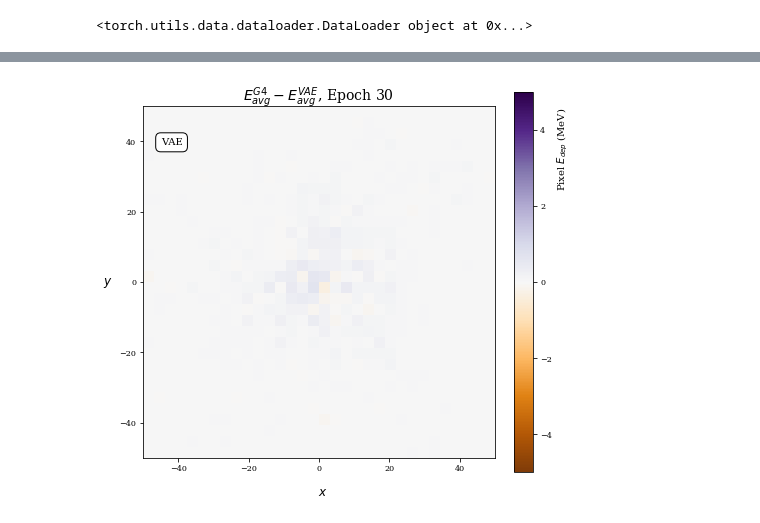
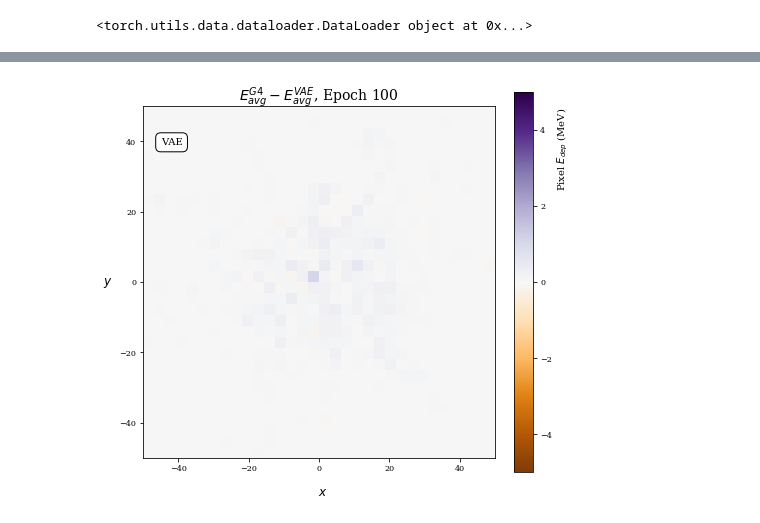
Before and after one commit to malbergo/GenerativeElectronGun, a Jupyter notebook: VAEElectronGun.ipynb, the cells around one changed output, grey strips where cells are left out. Saved outputs shown, nothing was run; the diff lists cells and outputs as text; code cells hidden in the pictures.

Commit message:
updating VAE w plots

```diff
--- a/VAEElectronGun.ipynb
+++ b/VAEElectronGun.ipynb
@@ -46,17 +46,21 @@ print(torch.__version__)
 
 torch.manual_seed(423312)
 imageSize = 32
-batchSize = 64
+batchSize = 32
 manualSeed = 25
 ngpu = 1
 mydir=None # will be updated before the run
 norm_scale = 'none'
 epoch=0 #will be updated during the run
-num_epochs = 30
+num_epochs = 100
 nc =1
 ndf = 64
 ngf = 64
-zdim = 25
+
+if imageSize == 64:
+    zdim = 30
+else:
+    zdim = 128
 log_interval = 100
 # %%
 if manualSeed is None:
@@ -72,7 +76,7 @@ if torch.cuda.is_available():
     dev_type = 'gpu'
 
 
-device = torch.device("cuda:1" if torch.cuda.is_available() else "cpu")
+device = torch.device("cuda:2" if torch.cuda.is_available() else "cpu")
 print(device)
 print("Using:", dev_type, torch.cuda.current_device())
 
@@ -136,8 +140,14 @@ def plot_reconstructions(model, save_dir=None, epoch = epoch, latent_dim = zdim,
     data= next(iter(test_loader))
     #print(data[0].shape)
     #print norm_scale
+
+    if imageSize == 64:
+        full_dim = 4096
+    elif imageSize == 32:
+        full_dim = 1024
+
     if not conv:
-        data = data[0].view([-1, 1024])
+        data = data[0].view([-1, full_dim])
     #data = Variable(data, volatile=True)
     true_imgs = data
     #print true_imgs.shape
@@ -206,15 +216,20 @@ def plot_reconstructions(model, save_dir=None, epoch = epoch, latent_dim = zdim,
 
     return
 # %%
+if imageSize == 64:
+    full_dim = 4096
+elif imageSize == 32:
+    full_dim = 1024
+
 class VAE(nn.Module):
     def __init__(self):
         super(VAE, self).__init__()
 
-        self.fc1 = nn.Linear(1024, 400)
+        self.fc1 = nn.Linear(full_dim, 400)
         self.fc21 = nn.Linear(400, zdim)
         self.fc22 = nn.Linear(400, zdim)
         self.fc3 = nn.Linear(zdim, 400)
-        self.fc4 = nn.Linear(400, 1024)
+        self.fc4 = nn.Linear(400, full_dim)
 
     def encode(self, x):
         h1 = F.relu(self.fc1(x))
@@ -233,7 +248,7 @@ class VAE(nn.Module):
         return F.leaky_relu(self.fc4(h3), 0.05)
 
     def forward(self, x):
-        mu, logvar = self.encode(x.view(-1, 1024))
+        mu, logvar = self.encode(x.view(-1, full_dim))
         z = self.reparameterize(mu, logvar)
         return self.decode(z), mu, logvar
 
@@ -243,9 +258,9 @@ optimizer = optim.Adam(model.parameters(), lr=1e-3)
 
 
 # Reconstruction + KL divergence losses summed over all elements and batch
-def loss_function(recon_x, x, mu, logvar):
+def loss_function(recon_x, x, mu, logvar, full_dim = full_dim):
     #BCE = F.binary_cross_entropy(recon_x, x.view(-1, 1024), size_average=False)
-    MSE = F.mse_loss(recon_x, x.view(-1,1024), size_average=False)
+    MSE = F.mse_loss(recon_x, x.view(-1,full_dim), size_average=False)
 
     # see Appendix B from VAE paper:
     # Kingma and Welling. Auto-Encoding Variational Bayes. ICLR, 2014
@@ -253,7 +268,7 @@ def loss_function(recon_x, x, mu, logvar):
     # 0.5 * sum(1 + log(sigma^2) - mu^2 - sigma^2)
     KLD = -0.5 * torch.sum(1 + logvar - mu.pow(2) - logvar.exp())
 
-    return MSE + KLD
+    return MSE + 2*KLD
 
 
 def train(epoch):
@@ -288,7 +303,7 @@ def test(epoch):
             if i == 0:
                 n = min(data.size(0), 8)
                 comparison = torch.cat([data[:n],
-                                      recon_batch.view(batchSize, 1, 32, 32)[:n]])
+                                      recon_batch.view(batchSize, 1, imageSize, imageSize)[:n]])
                 #save_image(comparison.cpu(),
                 #         'results/reconstruction_' + str(epoch) + '.png', nrow=n)
 
@@ -509,36 +538,36 @@ plt.show()
 
 data= next(iter(test_loader))
 
-data = data[0].view([-1, 1024])
+data = data[0].view([-1, full_dim])
 #data = Variable(data, volatile=True)
 true_imgs = data
 #print true_imgs.shape
 decoded_imgs, _, _ = model.forward(data.to(device))
 
 true_imgs = to_img(true_imgs, norm_scale = norm_scale,  scale = scale)
 decoded_imgs = to_img(decoded_imgs, norm_scale = norm_scale, scale = scale)
 
 combined_fake_image = 0
 for i in range(len(decoded_imgs)):
     combined_fake_image += decoded_imgs[i]
 combined_fake_image = combined_fake_image / len(true_imgs)
 
 combined_real_image = 0
 for i in range(len(true_imgs)):
     combined_real_image += true_imgs[i]
 combined_real_image = combined_real_image / len(true_imgs)
 
 fig, ax = plt.subplots(figsize=(7,7))
 im = ax.imshow(combined_real_image - combined_fake_image, cmap ='PuOr', vmin = -5, vmax = 5, extent = extent)
 
 cbar = plt.colorbar(im, fraction=0.05, pad=0.05)
 cbar.set_label(r'Pixel $E_{dep}$ (MeV)', y=0.85)
 plt.title(r"$E_{avg}^{G4} - E_{avg}^{VAE}$, Epoch " + str(epoch), fontsize = 14)
 plt.text(-45, 39, 'VAE', color='black', bbox=dict(facecolor='white', edgecolor='black', boxstyle='round,pad=0.5'))
 ax.set_xlabel(r"$\mathit{x}$", fontsize = 12)
 ax.xaxis.set_label_coords(0.51,-0.08)
 
 ax.set_ylabel(r"$\mathit{y}$", fontsize = 12, rotation = 0)
 ax.yaxis.set_label_coords(-.1,0.48)
 # %% [output]
-[figure, old version]
+[figure, new version]
```
Also changed, not shown: parts of 8 cells of this notebook.
